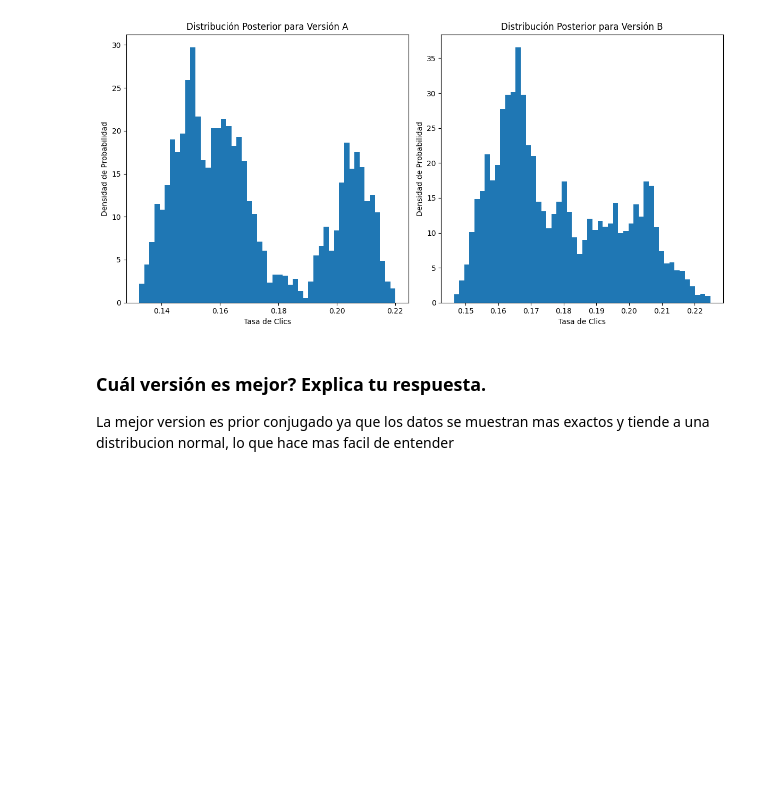
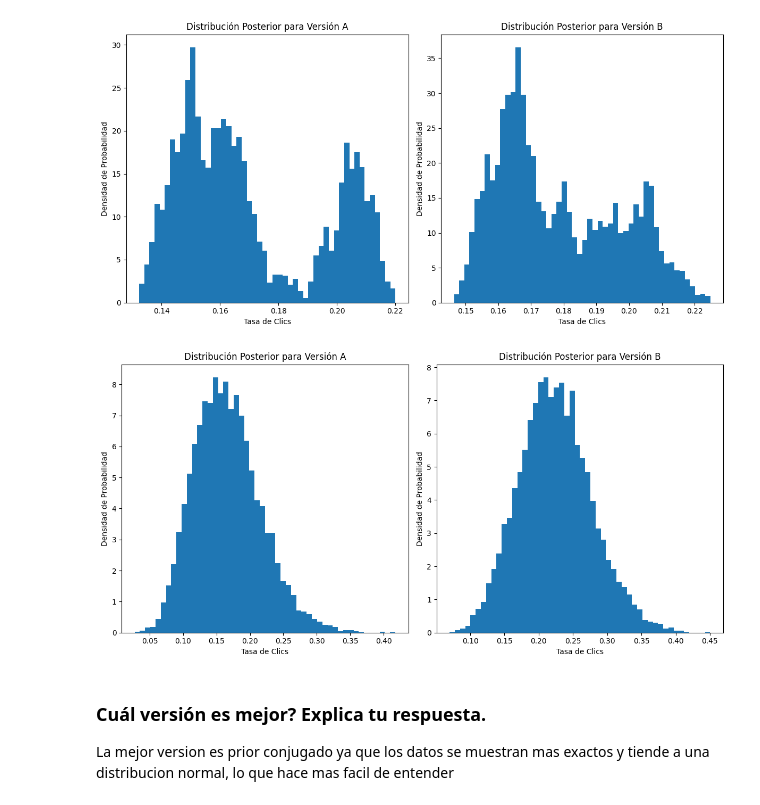
Before and after one commit to JoakoIA/Universidad, a Jupyter notebook: Python/Taller IV/Taller II - Joaquin Gutierrez.ipynb, the cells around one changed output. Drawn from its saved outputs; the diff is of its cells as text; code cells hidden in the pictures; blank space fills up the shorter version.

```diff
--- a/Python/Taller IV/Taller II - Joaquin Gutierrez.ipynb
+++ b/Python/Taller IV/Taller II - Joaquin Gutierrez.ipynb
@@ -107,6 +110,75 @@ plt.tight_layout()
 plt.show()
 # %% [output]
 [figure]
+# %%
+# Función para calcular la probabilidad posterior usando la distribución Beta
+def posterior_probability(data, alpha, beta):
+    successes = sum(data)
+    failures = len(data) - successes
+    posterior = np.random.beta(max(alpha + successes, 1), max(beta + failures, 1))
+    return posterior
+
+# Número de iteraciones MCMC
+num_iterations = 10000
+
+# Listas para almacenar muestras
+samples_A = []
+samples_B = []
+
+alpha_A = alpha_prior
+beta_A = beta_prior
+alpha_B = alpha_prior
+beta_B = beta_prior
+
+for _ in range(num_iterations):
+    # Calcular la probabilidad posterior para los valores actuales
+    posterior_A = posterior_probability(data_A, alpha_A, beta_A)
+    posterior_B = posterior_probability(data_B, alpha_B, beta_B)
+
+    # Propuesta de nuevos valores
+    alpha_A_proposed, beta_A_proposed = np.random.normal([alpha_A, beta_A], 0.05)
+    alpha_B_proposed, beta_B_proposed = np.random.normal([alpha_B, beta_B], 0.05)
+
+    # Calcular la probabilidad posterior para los valores propuestos
+    posterior_A_proposed = posterior_probability(data_A, alpha_A_proposed, beta_A_proposed)
+    posterior_B_proposed = posterior_probability(data_B, alpha_B_proposed, beta_B_proposed)
+
+    # Aceptar o rechazar la propuesta con probabilidad
+    accept_A = min(1, posterior_A_proposed / posterior_A)
+    accept_B = min(1, posterior_B_proposed / posterior_B)
+
+    if np.random.rand() < accept_A:
+        alpha_A, beta_A = alpha_A_proposed, beta_A_proposed
+    if np.random.rand() < accept_B:
+        alpha_B, beta_B = alpha_B_proposed, beta_B_proposed
+
+    samples_A.append((alpha_A, beta_A))
+    samples_B.append((alpha_B, beta_B))
+
+# Graficar las distribuciones posteriores resultantes
+samples_A = np.array(samples_A)
+samples_B = np.array(samples_B)
+
+plt.figure(figsize=(12, 6))
+
+plt.subplot(1, 2, 1)
+posterior_A_samples = np.random.beta(samples_A[:, 0], samples_A[:, 1])
+plt.hist(posterior_A_samples, bins=50, density=True, label='Versión A')
+plt.xlabel('Tasa de Clics')
+plt.ylabel('Densidad de Probabilidad')
+plt.title('Distribución Posterior para Versión A')
+
+plt.subplot(1, 2, 2)
+posterior_B_samples = np.random.beta(samples_B[:, 0], samples_B[:, 1])
+plt.hist(posterior_B_samples, bins=50, density=True, label='Versión B')
+plt.xlabel('Tasa de Clics')
+plt.ylabel('Densidad de Probabilidad')
+plt.title('Distribución Posterior para Versión B')
+
+plt.tight_layout()
+plt.show()
+# %% [output]
+[figure, added]
 # %% [markdown]
 ### Cuál versión es mejor? Explica tu respuesta.
 La mejor version es prior conjugado ya que los datos se muestran mas exactos y tiende a una distribucion normal, lo que hace mas facil de entender
```
Also changed, not shown: parts of 2 cells of this notebook, 8 other files.
